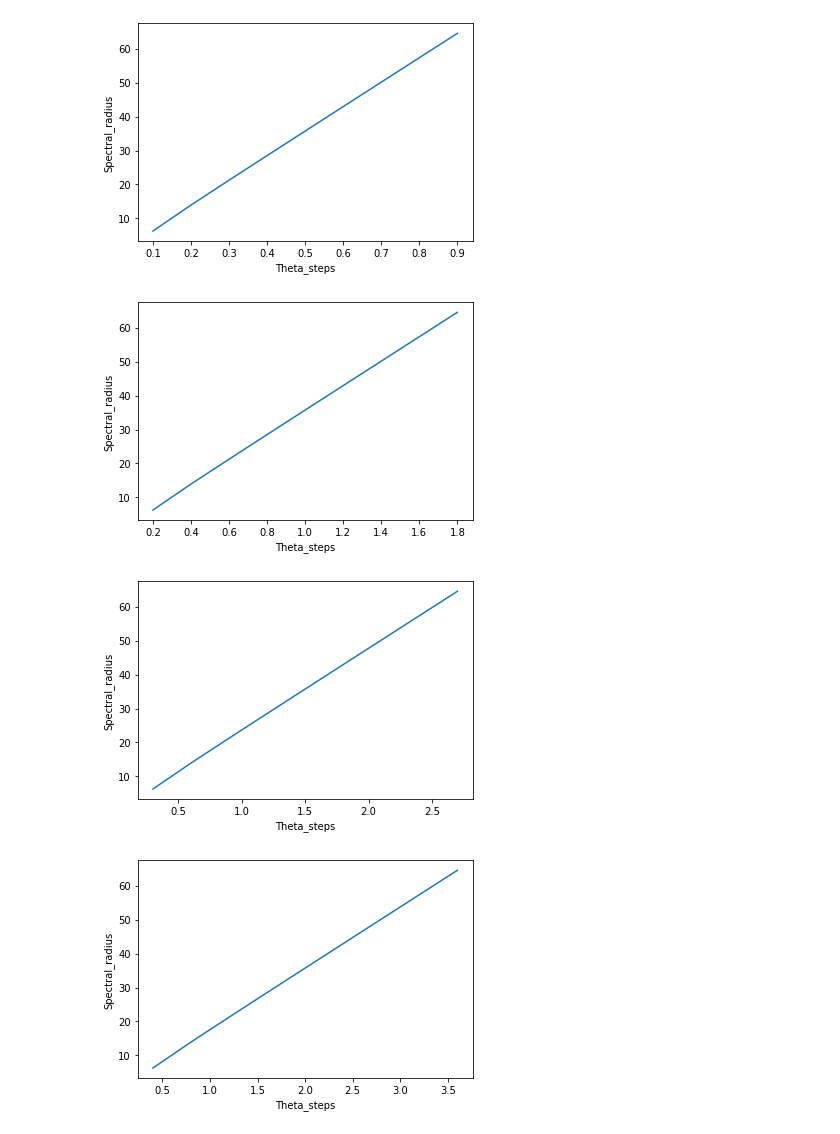
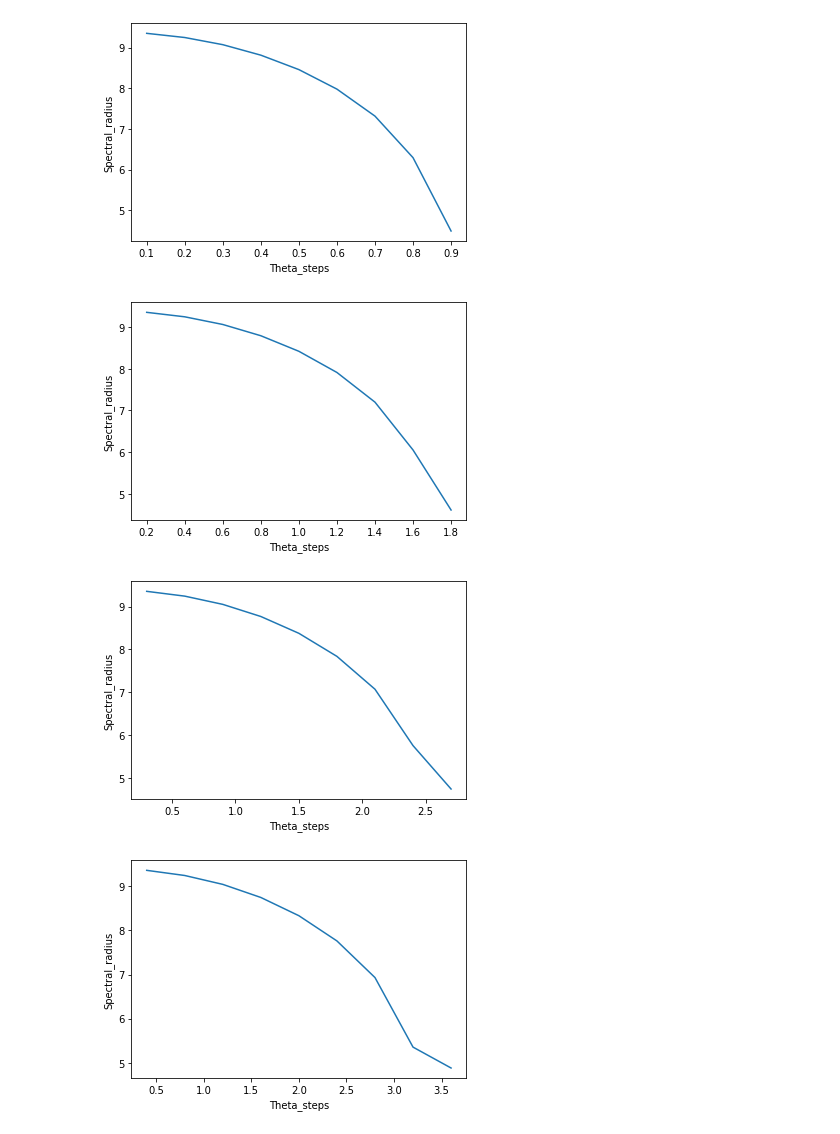
Before and after one commit to aniketmu/project, a Jupyter notebook: weight_matrix_questions.ipynb, the cells around one changed output. Cells and saved outputs as stored; diff of their text form; code cells hidden in the pictures.

```diff
--- a/weight_matrix_questions.ipynb
+++ b/weight_matrix_questions.ipynb
@@ -8,7 +8,7 @@ import pandas as pd
 def calculate(T=1,steps = 10,alpha=0.2,c=1):
 
 
-    slope = (1-0)/((0.1-0.5)*T)    # doubt regarding weight_slope   (-((5-(T/10))*T))
+    slope = (1-0)/(-((5-(T/10))*T))    # doubt regarding weight_slope   (-((5-(T/10))*T))  ((0.1-0.5)*T)
     theta_step = [(0.1*i)*T for i in range(1,steps)]
 
 
@@ -34,34 +34,34 @@ def calculate(T=1,steps = 10,alpha=0.2,c=1):
 
                 else:
 
                     time_diff = (j-i)*each_theta_step
 
                     row.append(slope*(time_diff-(0.1*T))+c)
 
 
             weight_matrix.append(row)
 
         #print(pd.DataFrame(weight_matrix))
 
         spectralradius = abs(max(LA.eigvals(weight_matrix)))
         list_spectralrad.append(spectralradius)
 
         #print(spectralradius)
 
     plt.plot(theta_step,list_spectralrad)
     plt.xlabel('Theta_steps')
     plt.ylabel('Spectral_radius')
     plt.show()
 
 
 
 if __name__ == '__main__':
 
     for i in range(1,11):
 
         calculate(i)
 # %% [output]
-[figure, old version]
+[figure, new version]
-[figure, old version]
+[figure, new version]
-[figure, old version]
+[figure, new version]
-[figure, old version]
+[figure, new version]
```
Also changed, not shown: parts of 1 cell of this notebook, 2 other files.
